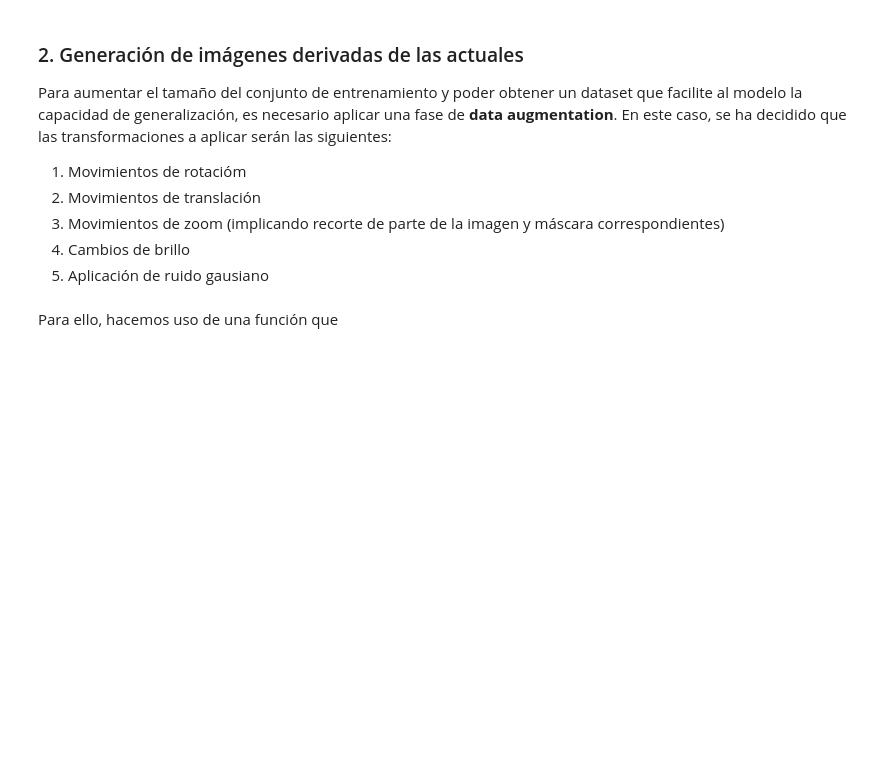
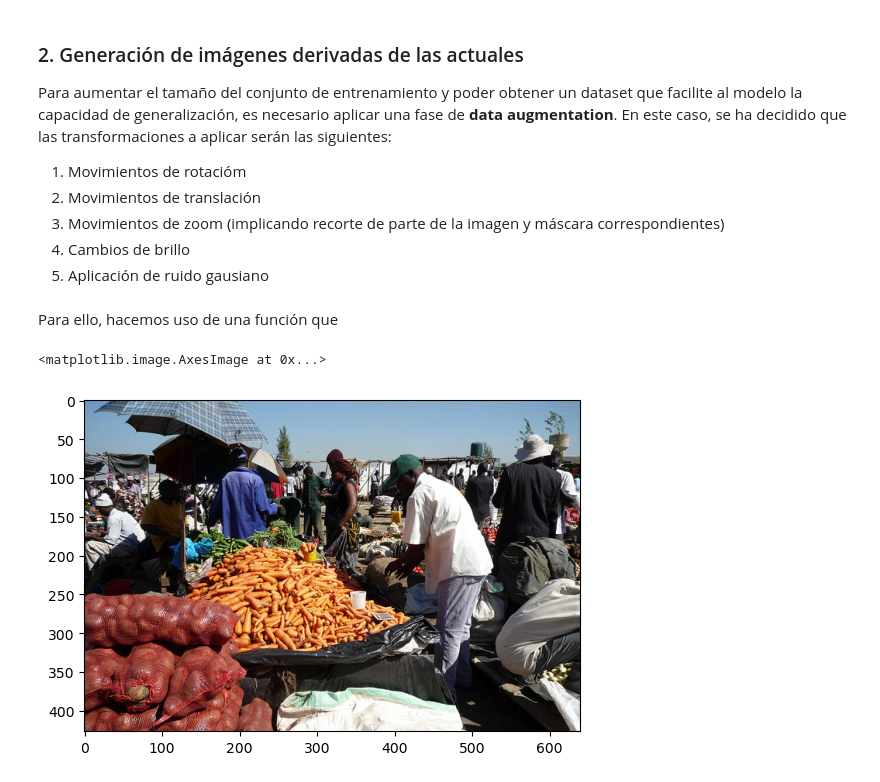
Before and after one commit to rucasca/TFM, a Jupyter notebook: src/data_preprocessing.ipynb, the cells around one changed output. Saved outputs shown, nothing was run; the diff lists cells and outputs as text; code cells hidden in the pictures; blank space fills up the shorter version.

```diff
--- a/src/data_preprocessing.ipynb
+++ b/src/data_preprocessing.ipynb
@@ -73,9 +80,7 @@ Se cargan las clases objetivo de nuestro fichero `yaml`, almacenadas en este par
 yaml = load_yaml_file()
 # %%
 objetives = yaml["objetive_classes"]
-objetives
 
-objetives = objetives[:3]
 
 N_CLASSES = len(objetives) + 1
 # %%
@@ -98,6 +103,12 @@ category_info_name = { cat['name']:cat['id'] for cat in categories}
 
 id_objetives = [category_info_name[name] for name in objetives]
 category_info_objetive = {i:category_info_id[i] for i in id_objetives}
+category_info_objetive[0] = "background"
+categories_names_by_index = { i: category_info_objetive[id_cat] for i , id_cat in enumerate(sorted(category_info_objetive.keys()))}
+
+
+dict_class_index = {key:i for i , key in enumerate(sorted(category_info_objetive.keys()))}
+mapper_indexModel_index_result = {value:i for i, value in enumerate(sorted(category_info_objetive.keys()))}
 # %%
 
 img_ids = set(coco.getImgIds(catIds=id_objetives[0]))
@@ -613,0 +670,35 @@ def augment_data(image, mask):
+# %%
+def insert_random_mask(img, mask_orig):
+
+
+    target_id = random.choice(img_ids)
+    target_info = coco.loadImgs(target_id)[0]
+    target_path = os.path.join(DIR_TRAIN_IMGS, target_info['file_name'])
+    target = cv2.imread(target_path)
+    target = cv2.cvtColor(target, cv2.COLOR_BGR2RGB)
+
+    ann_ids = coco.getAnnIds(imgIds=target_id, iscrowd=False)
+    anns = coco.loadAnns(ann_ids)
+    ann = random.choice(anns)
+    clase = ann['category_id']
+
+    mask_target = coco.annToMask(ann)
+
+
+    shape = img.shape
+
+    target, mask_target = resize_add_top_right(target, mask_target, shape)
+
+    bool_mask_3d = mask_target[:, :, np.newaxis]
+    result_image = np.where(bool_mask_3d,target,img)
+
+    mask_orig[mask_target.astype(bool)] = clase
+
+
+    return result_image, mask_orig
+
+image, mask = get_data_id_image(img_ids[0], coco)
+plt.imshow(image)
+# %% [output]
+<matplotlib.image.AxesImage at 0x...>
+[figure, added]
```
Also changed, not shown: parts of 20 cells of this notebook, 1 other file.
